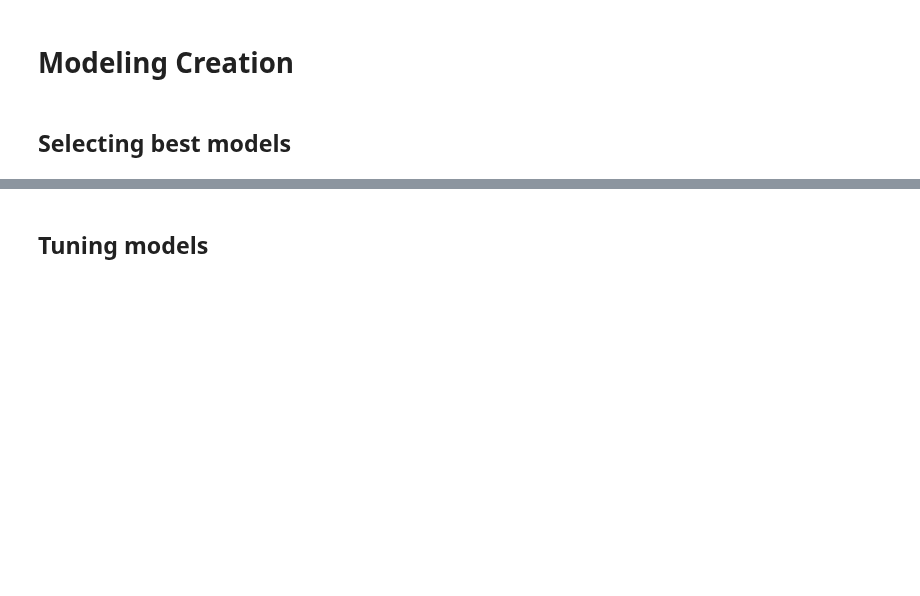
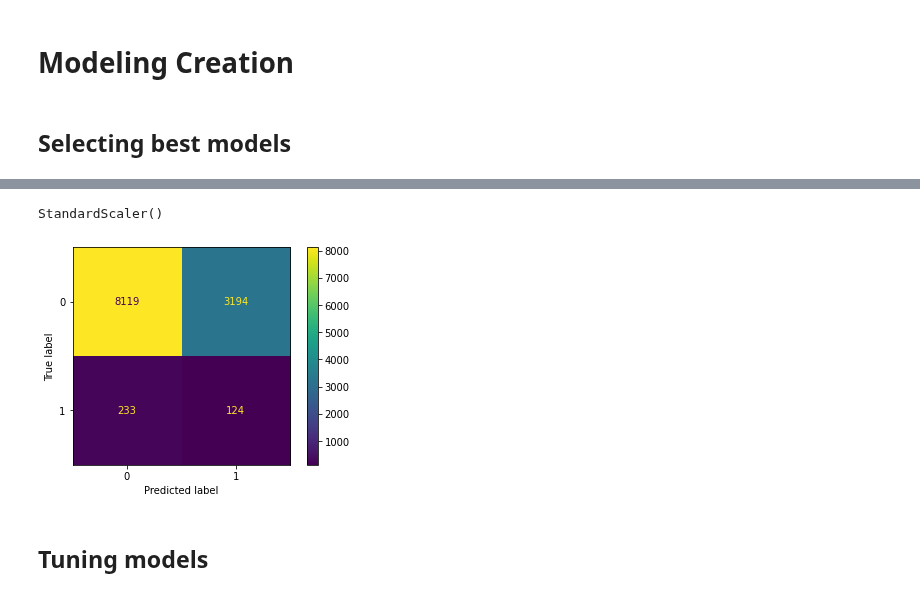
Before and after one commit to AliSafieddine/Churn-Prediction, a Jupyter notebook: Prediction_v1.ipynb, the cells around one changed output, grey strips where cells are left out. Drawn from its saved outputs; the diff is of its cells as text; code cells hidden in the pictures; blank space fills up the shorter version.

```diff
--- a/Prediction_v1.ipynb
+++ b/Prediction_v1.ipynb
@@ -869,0 +830,12 @@ for m in range(len(models)):
+# %%
+folds = 10
+
+X_train, X_test, y_train, y_test = train_test_split(X, y, test_size=(1/folds), random_state=0, shuffle=True)
+
+scalar = StandardScaler()
+clf = GradientBoostingClassifier(learning_rate=0.1,random_state=0)
+
+pipeline = Pipeline([('transformer', scalar), ('estimator', clf)])
+
+cv = KFold(n_splits=(folds - 1))
+scores = cross_val_score(pipeline, X_train, y_train, cv = cv)
@@ -869,0 +844,9 @@ for m in range(len(models)):
+# %%
+Scaler=StandardScaler()
+Scaler.fit(X_train)
+# %% [output]
+StandardScaler()
+# %%
+X_test=Scaler.transform(X_test)
+# %%
+predicted = pipe.predict(X_test)
@@ -869,0 +858,5 @@ for m in range(len(models)):
+# %%
+cm = confusion_matrix(y_test, predicted)
+cm_display = ConfusionMatrixDisplay(cm).plot()
+# %% [output]
+[figure, added]
```
Also changed, not shown: parts of 24 cells of this notebook.
